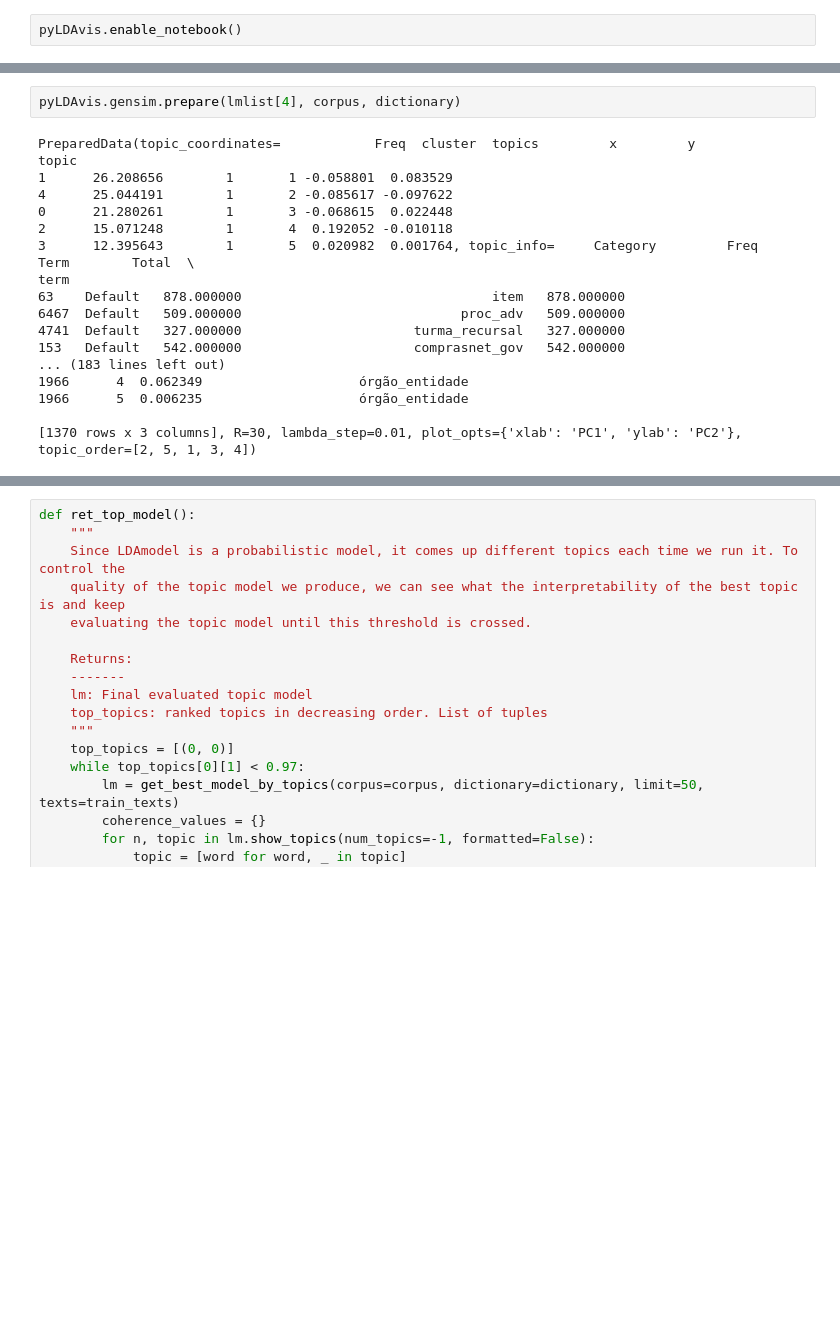
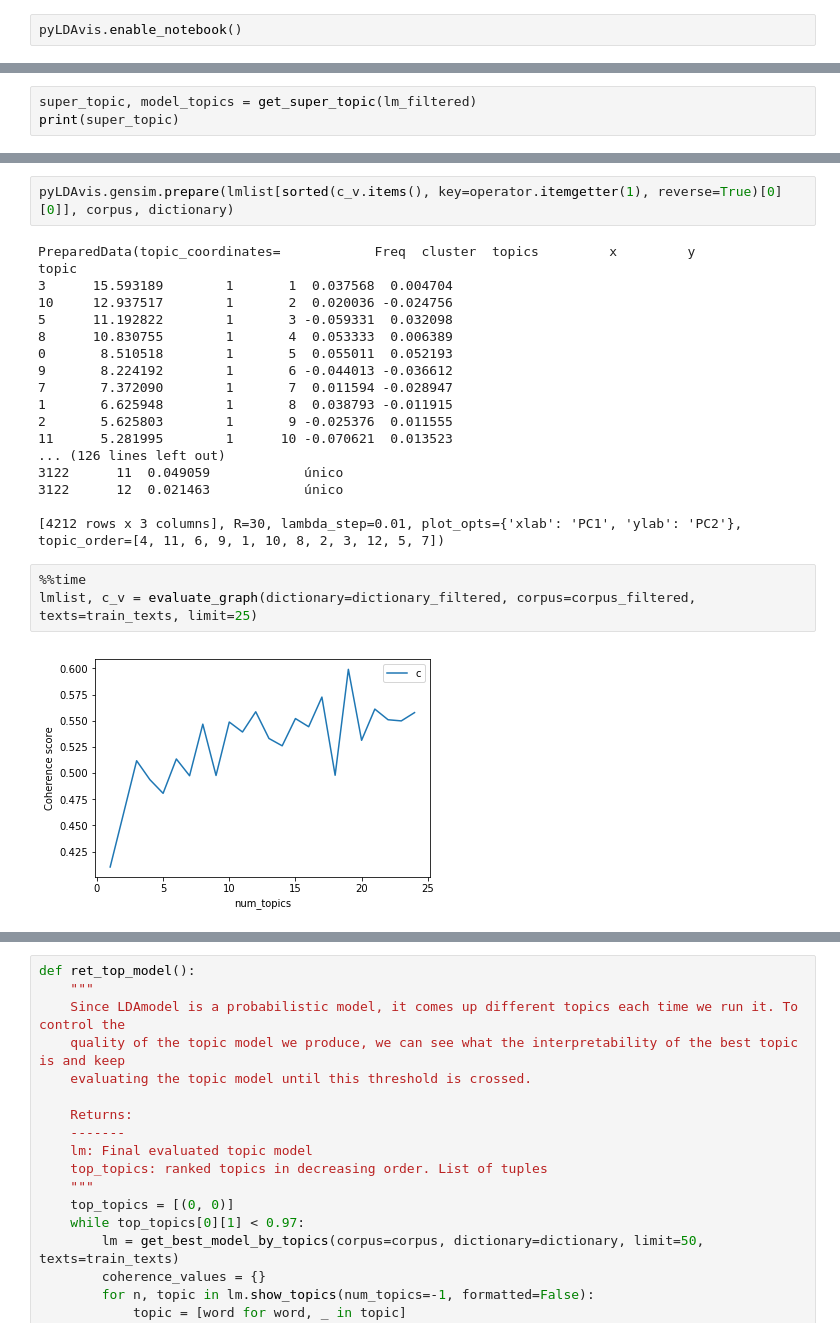
Before and after one commit to pvcastro/deeplearningufg, a Jupyter notebook: projeto/imprensa_nacional_preprocessing.ipynb, the cells around one changed output, grey strips where cells are left out. Cells and saved outputs as stored; diff of their text form; blank space fills up the shorter version.

```diff
--- a/projeto/imprensa_nacional_preprocessing.ipynb
+++ b/projeto/imprensa_nacional_preprocessing.ipynb
@@ -275,0 +289,3 @@ print("Number of relevant terms: %d" % len(super_topic))
+# %%
+super_topic, model_topics = get_super_topic(lm_filtered)
+print(super_topic)
@@ -324,20 +393,25 @@ print(c_v[4])
 # %%
-pyLDAvis.gensim.prepare(lmlist[4], corpus, dictionary)
+pyLDAvis.gensim.prepare(lmlist[sorted(c_v.items(), key=operator.itemgetter(1), reverse=True)[0][0]], corpus, dictionary)
 # %% [output]
 PreparedData(topic_coordinates=            Freq  cluster  topics         x         y
 topic
-1      26.208656        1       1 -0.058801  0.083529
-4      25.044191        1       2 -0.085617 -0.097622
-0      21.280261        1       3 -0.068615  0.022448
-2      15.071248        1       4  0.192052 -0.010118
-3      12.395643        1       5  0.020982  0.001764, topic_info=     Category         Freq                                Term        Total  \
-term
-63    Default   878.000000                                item   878.000000
-6467  Default   509.000000                            proc_adv   509.000000
-4741  Default   327.000000                      turma_recursal   327.000000
-153   Default   542.000000                      comprasnet_gov   542.000000
-... (183 lines left out)
-1966      4  0.062349                    órgão_entidade
-1966      5  0.006235                    órgão_entidade
+3      15.593189        1       1  0.037568  0.004704
+10     12.937517        1       2  0.020036 -0.024756
+5      11.192822        1       3 -0.059331  0.032098
+8      10.830755        1       4  0.053333  0.006389
+0       8.510518        1       5  0.055011  0.052193
+9       8.224192        1       6 -0.044013 -0.036612
+7       7.372090        1       7  0.011594 -0.028947
+1       6.625948        1       8  0.038793 -0.011915
+2       5.625803        1       9 -0.025376  0.011555
+11      5.281995        1      10 -0.070621  0.013523
+... (126 lines left out)
+3122      11  0.049059            único
+3122      12  0.021463            único
 
-[1370 rows x 3 columns], R=30, lambda_step=0.01, plot_opts={'xlab': 'PC1', 'ylab': 'PC2'}, topic_order=[2, 5, 1, 3, 4])
+[4212 rows x 3 columns], R=30, lambda_step=0.01, plot_opts={'xlab': 'PC1', 'ylab': 'PC2'}, topic_order=[4, 11, 6, 9, 1, 10, 8, 2, 3, 12, 5, 7])
+# %%
+%%time
+lmlist, c_v = evaluate_graph(dictionary=dictionary_filtered, corpus=corpus_filtered, texts=train_texts, limit=25)
+# %% [output]
+[figure, added]
```
Also changed, not shown: parts of 28 cells of this notebook, 6 other files.
